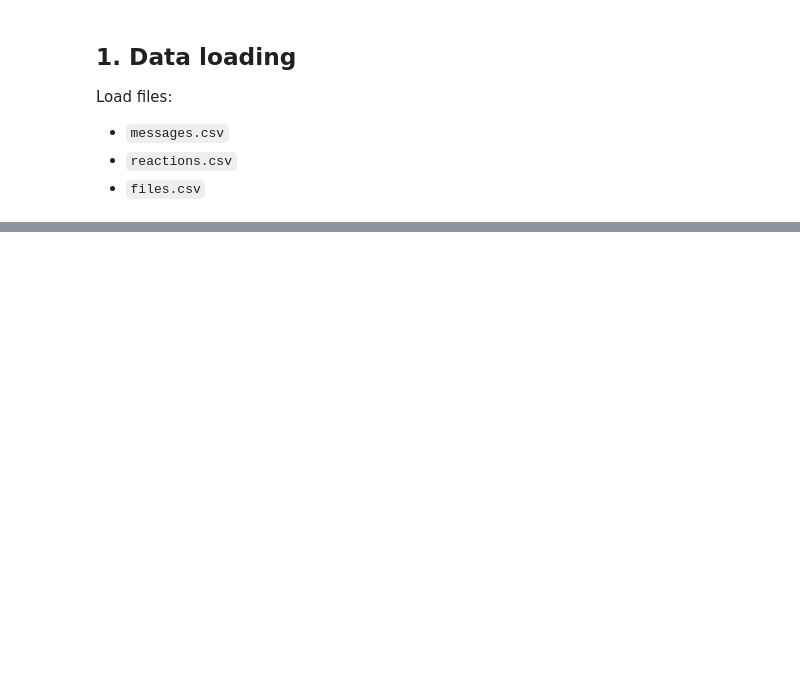
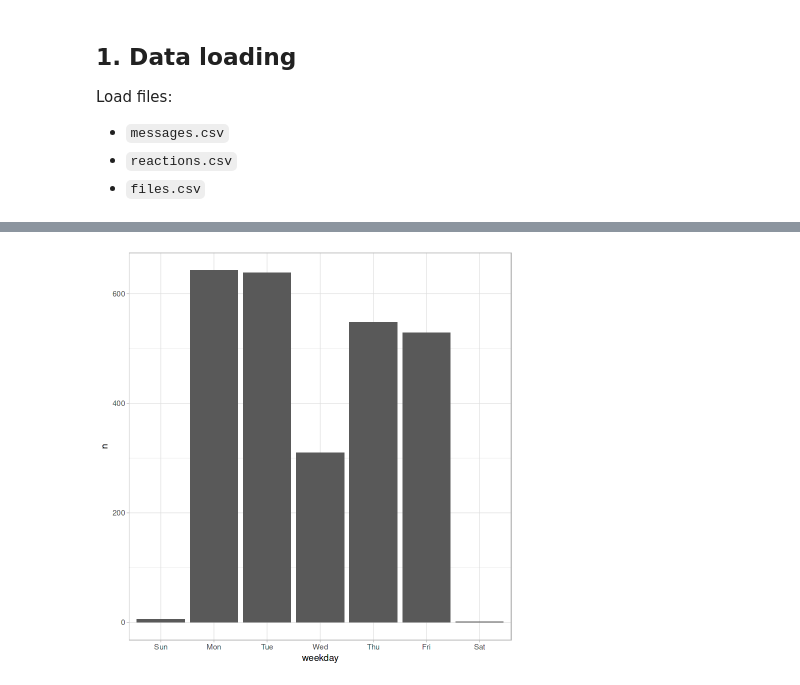
Before and after one commit to ddojo/ddojo.github.io, a Jupyter notebook: sessions/30_mattermost/R.ipynb, the cells around one changed output, grey strips where cells are left out. Saved outputs shown, nothing was run; the diff lists cells and outputs as text; code cells hidden in the pictures; blank space fills up the shorter version.

```diff
--- a/sessions/30_mattermost/R.ipynb
+++ b/sessions/30_mattermost/R.ipynb
@@ -85,0 +118,12 @@ chr (3): post_id, file_id, link
+# %%
+reaction_users_per_day <- reactions %>%
+    filter(year(create_at) >= 2022) %>%
+    mutate(day = floor_date(create_at, "day")) %>%
+    select(day, username) %>%
+    unique()
+# %%
+message_users_per_day <- messages %>%
+    filter(year(create_at) >= 2022) %>%
+    mutate(day = floor_date(create_at, "day")) %>%
+    select(day, username) %>%
+    unique()
@@ -85,0 +142,2 @@ chr (3): post_id, file_id, link
+# %%
+users_per_day <- full_join(reaction_users_per_day,message_users_per_day,by=c("day","username"))
@@ -85,0 +146,7 @@ chr (3): post_id, file_id, link
+# %%
+users_per_day %>%
+    mutate(weekday = wday(day, label=TRUE)) %>%
+    count(weekday) %>%
+    ggplot(aes(x=weekday, y=n)) + geom_col()
+# %% [output]
+[figure, added]
```
Also changed, not shown: parts of 23 cells of this notebook, 6 other files.
